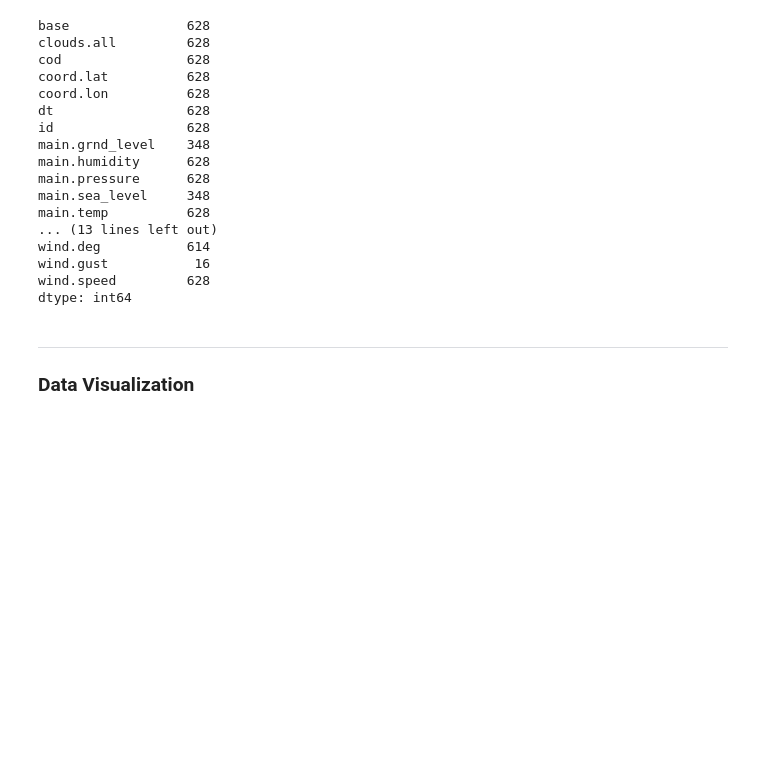
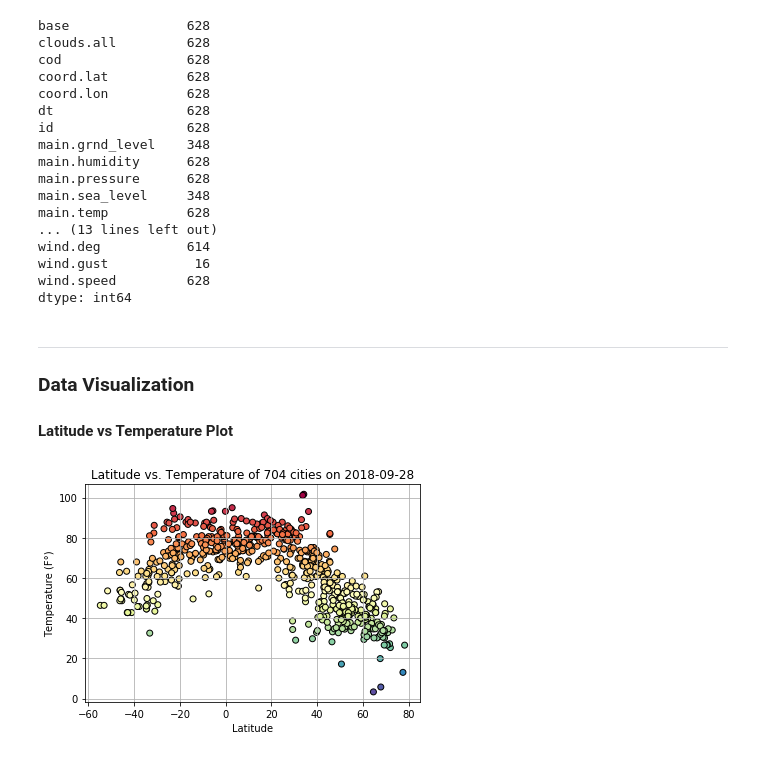
Before and after one commit to kychien/Weather_LatLng_Ana, a Jupyter notebook: Lat_Weather.ipynb, the cells around one changed output. Drawn from its saved outputs; the diff is of its cells as text; code cells hidden in the pictures; blank space fills up the shorter version.

Commit message:
Add files via upload
20180928 - Core content completed.  Playing around with visualizations.

```diff
--- a/Lat_Weather.ipynb
+++ b/Lat_Weather.ipynb
@@ -268,8 +270,9 @@ df_cleaned_weather = df_weather[['name', 'sys.country',
                                  'sys.sunrise', 'sys.sunset',
                                 ]]
 # Adjust column names
-df_cleaned_weather.columns = ["Name", "Country", "Lat", "Long", "DT", "Weather", "Temp", "Max Temp", "Min Temp",
-                              "Clouds", "Windspeed", "Humidity", "Pressure","Sunrise", "Sunset"
+df_cleaned_weather.columns = ["Name", "Country", "Latitude", "Longitude", "DT", "Weather",
+                              "Temperature", "Max. Temperature", "Min. Temperature",
+                              "Clouds", "Wind Speed", "Humidity", "Pressure", "Sunrise", "Sunset"
                              ]
 
 # Save findings to csv
@@ -277,3 +280,38 @@ df_cleaned_weather.to_csv(savefile)
 # %% [markdown]
 ---
 ### Data Visualization
+#### Latitude vs Temperature Plot
+# %%
+# Function for plotting owm dataframe data from cleanup
+def owmdf_plt(xlbl, ylbl, units, cmap):
+    # Extract lists for plotting
+    xs = df_cleaned_weather[xlbl].tolist()
+    ys = df_cleaned_weather[ylbl].tolist()
+
+    # Define a color array for the cmap
+    c = [(1-(i/100)) for i in ys]
+
+    # Plot the data with a color map based on temperature out of 100
+    plot = plt.scatter(xs, ys, c=c, cmap=cmap, edgecolor="black")
+
+    # Clean up plot appearance
+    plt.grid()
+    name = (f"{xlbl} vs. {ylbl} of {city_count} cities on {ymd}")
+    plot_title = plt.title(name)
+    plot_ylbl = plt.ylabel(f"{ylbl} ({units})")
+    plot_xlbl = plt.xlabel(f"{xlbl}")
+
+    # Set save path
+    saveto = (f"Output/{name}.png")
+
+    # Save the plot image
+    plt.savefig(saveto, bbox_inches="tight")
+
+    return plot
+# %%
+xlbl = "Latitude"
+cmap = "Spectral"
+units = "F°"
+lvt_plot = owmdf_plt(xlbl, "Temperature", units, cmap)
+# %% [output]
+[figure, added]
```
Also changed, not shown: parts of 9 cells of this notebook, 7 other files.
